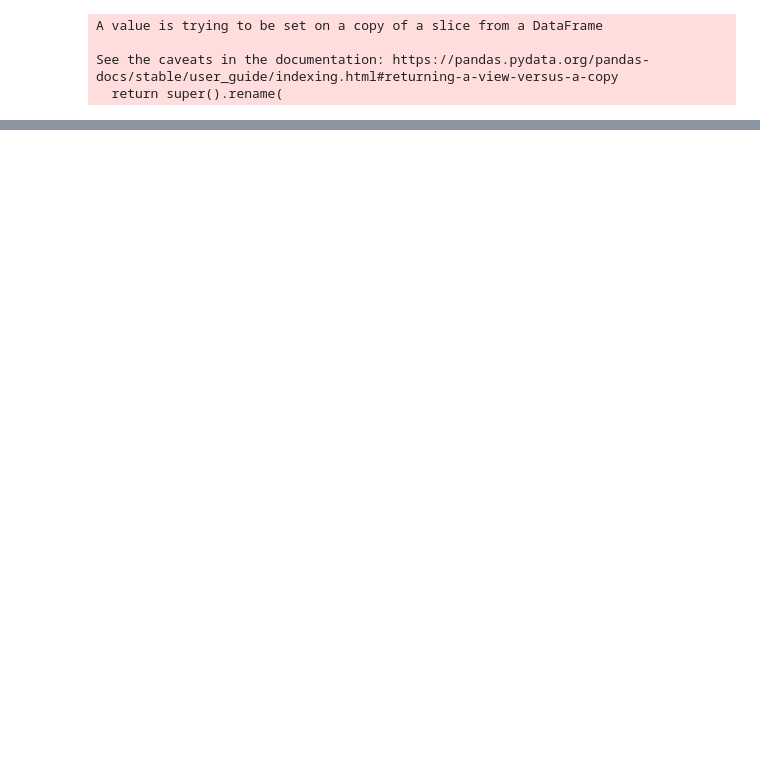
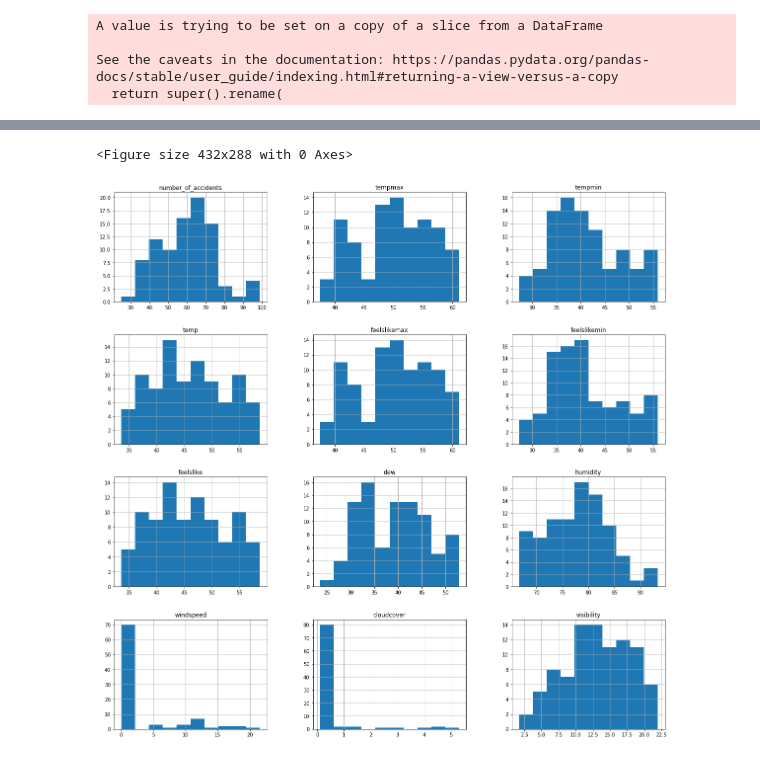
Before and after one commit to ersan-kucukoglu/accidents_python-project, a Jupyter notebook: code/data_manipulation.ipynb, the cells around one changed output, grey strips where cells are left out. Saved outputs shown, nothing was run; the diff lists cells and outputs as text; code cells hidden in the pictures; blank space fills up the shorter version.

```diff
--- a/code/data_manipulation.ipynb
+++ b/code/data_manipulation.ipynb
@@ -275,3 +277,6 @@ df.head()
 | 4 | 2015-01-01 | 201501MM70020 | 532510.0 | 176890.0 | -0.093378 | 51.475460 | ... |
 # %%
 df.to_csv('/Users/ersankucukoglu/Desktop/Projects/accidents_python-project/data/clean/accidents_london.csv')
+# %%
+#load london accidents data
+accidents_london = pd.read_csv('/Users/sabina/Documents/2022/project/data/clean/accidents_london.csv')
@@ -277,0 +346,8 @@ df.to_csv('/Users/ersankucukoglu/Desktop/Projects/accidents_python-project/data/
+# %%
+#create new df with a column of number of accidents
+dategrouped = accidents_london.groupby('date').mean().round(2)
+dategrouped['number_of_accidents'] = round(accidents_london.groupby(['date']).size())
+#select columns
+dategrouped = dategrouped[['number_of_accidents', 'tempmax', 'tempmin', 'temp', 'feelslikemax', 'feelslikemin', 'feelslike', 'dew', 'humidity',
+'windspeed', 'cloudcover', 'visibility']]
+dategrouped
@@ -277,0 +385,7 @@ df.to_csv('/Users/ersankucukoglu/Desktop/Projects/accidents_python-project/data/
+# %%
+#Histograms
+plt.figure()
+dategrouped.hist(figsize=(20,20));
+# %% [output]
+<Figure size 432x288 with 0 Axes>
+[figure, added]
```
Also changed, not shown: parts of 12 cells of this notebook.
